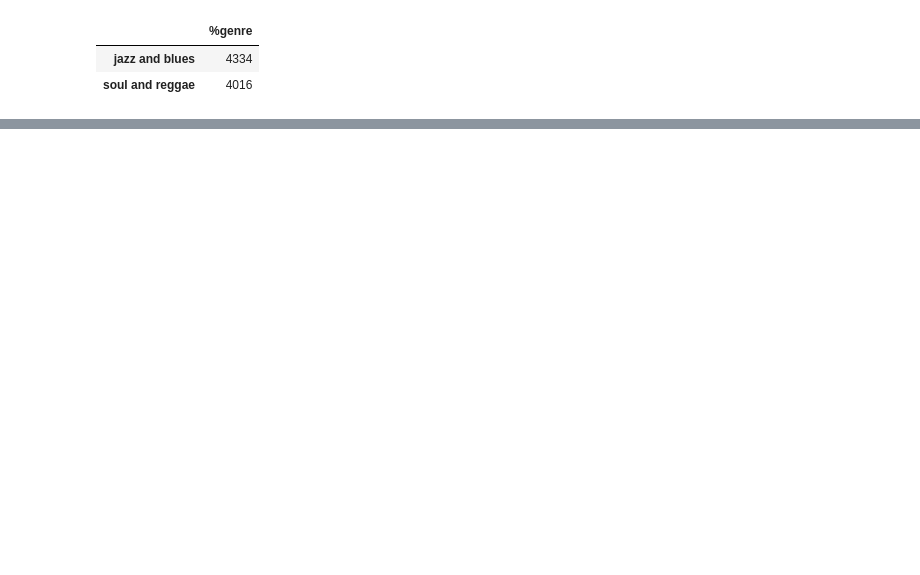
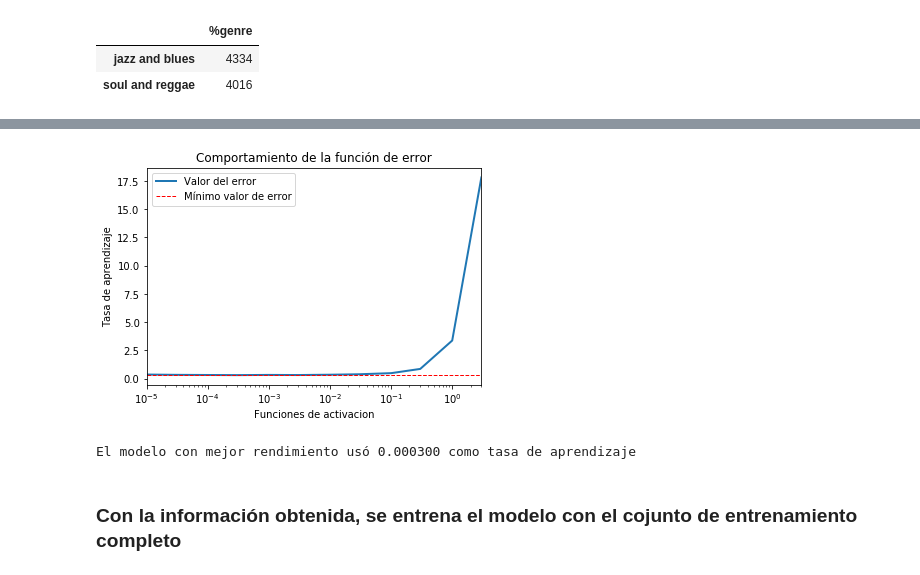
Before and after one commit to jato25/MachineLearning, a Jupyter notebook: Reto 5.ipynb, the cells around one changed output, grey strips where cells are left out. Drawn from its saved outputs; the diff is of its cells as text; code cells hidden in the pictures; blank space fills up the shorter version.

```diff
--- a/Reto 5.ipynb
+++ b/Reto 5.ipynb
@@ -296,0 +355,25 @@ pl.show()
+# %%
+pl.semilogx(learning_rates,
+        models_lr_log_loss,
+        linewidth=2,
+        label='Valor del error')
+
+pl.semilogx(learning_rates,
+        [models_lr_log_loss[best_lr_model_position]] * len(learning_rates),
+        linestyle = '--',
+        linewidth = 1,
+        color = 'red',
+        label = 'Mínimo valor de error')
+
+pl.xlabel('Funciones de activacion')
+pl.ylabel('Tasa de aprendizaje')
+pl.title('Comportamiento de la función de error')
+pl.legend()
+pl.xlim(min(learning_rates), max(learning_rates))
+pl.show()
+print("El modelo con mejor rendimiento usó %f como tasa de aprendizaje" % best_lr)
+# %% [output]
+[figure, added]
+El modelo con mejor rendimiento usó 0.000300 como tasa de aprendizaje
+# %% [markdown]
+### Con la información obtenida, se entrena el modelo con el cojunto de entrenamiento completo
```
Also changed, not shown: parts of 65 cells of this notebook.
